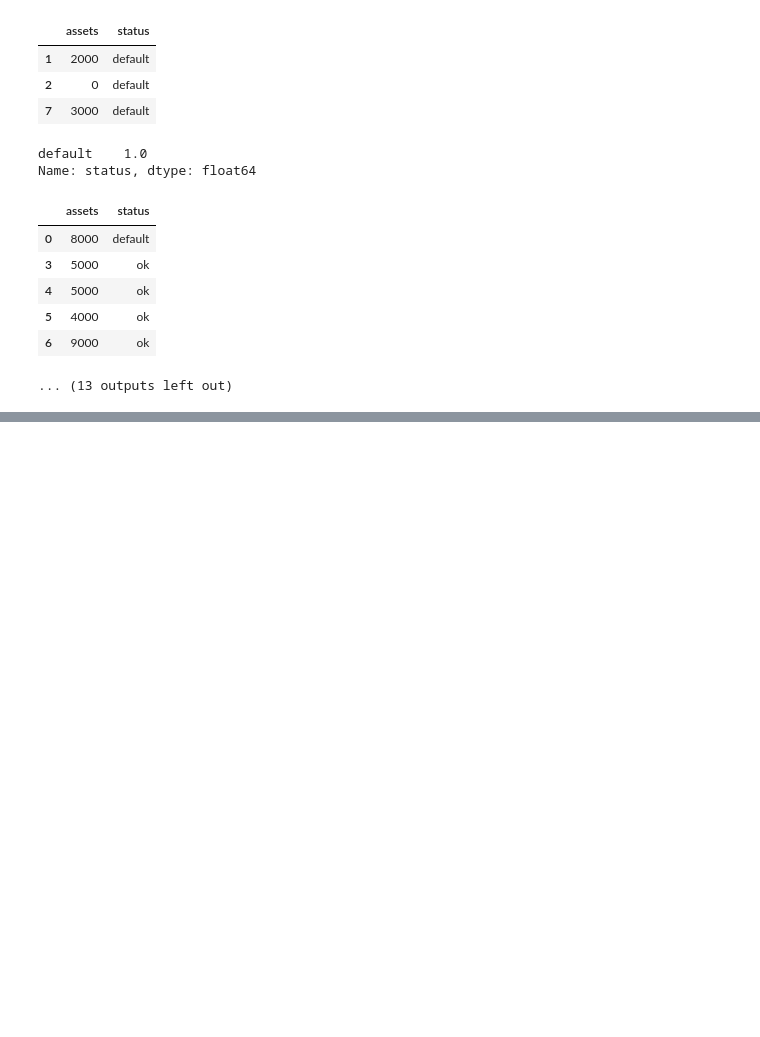
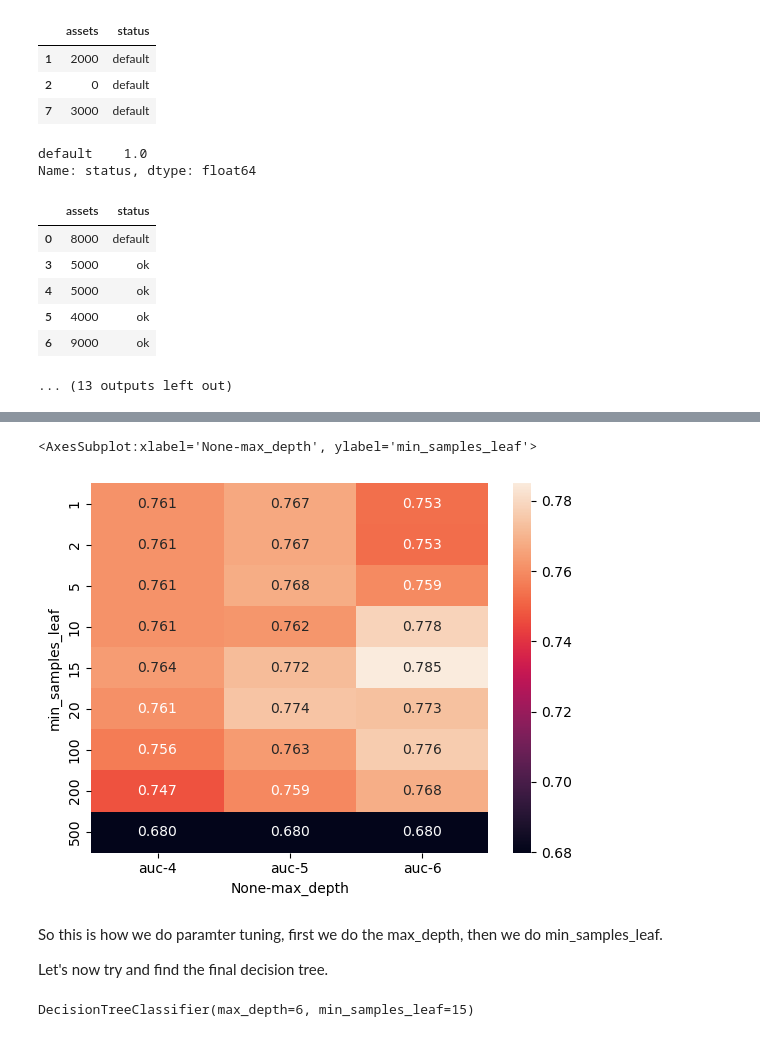
Before and after one commit to bhasarma/mlcoursezoom-camp, a Jupyter notebook: WK06-decision-trees/WEEK-06-notebook.ipynb, the cells around one changed output, grey strips where cells are left out. Drawn from its saved outputs; the diff is of its cells as text; code cells hidden in the pictures; blank space fills up the shorter version.

```diff
--- a/WK06-decision-trees/WEEK-06-notebook.ipynb
+++ b/WK06-decision-trees/WEEK-06-notebook.ipynb
@@ -628,0 +764,11 @@ Missclassification rate is called impurity. This is just one way of measuring im
+# %%
+depths = [1, 2, 3, 4, 5, 6, 10, 15, 20, None]
+
+for depth in depths:
+    dt = DecisionTreeClassifier(max_depth=depth)
+    dt.fit(X_train, y_train)
+
+    y_pred = dt.predict_proba(X_val)[:, 1]
+    auc = roc_auc_score(y_val, y_pred)
+
+    print('%4s -> %.3f' % (depth, auc))
@@ -628,0 +792,16 @@ Missclassification rate is called impurity. This is just one way of measuring im
+# %%
+scores = []
+
+for depth in [4, 5, 6]:
+    for s in [1, 2, 5, 10, 15, 20, 100, 200,  500]:
+        dt = DecisionTreeClassifier(max_depth=depth, min_samples_leaf=s)
+        dt.fit(X_train, y_train)
+
+        y_pred = dt.predict_proba(X_val)[:, 1]
+        auc = roc_auc_score(y_val, y_pred)
+
+        scores.append((depth, s, auc))
+# %%
+columns = ['max_depth', 'min_samples_leaf', 'auc']
+df_scores = pd.DataFrame(scores, columns=columns)
+df_scores.head()
@@ -628,0 +824,3 @@ Missclassification rate is called impurity. This is just one way of measuring im
+# %%
+df_scores_pivot = df_scores.pivot(index='min_samples_leaf', columns=['max_depth'], values=['auc'])
+df_scores_pivot.round(3)
@@ -628,0 +840,14 @@ Missclassification rate is called impurity. This is just one way of measuring im
+# %%
+sns.heatmap(df_scores_pivot, annot=True, fmt=".3f")
+# %% [output]
+<AxesSubplot:xlabel='None-max_depth', ylabel='min_samples_leaf'>
+[figure, added]
+# %% [markdown]
+So this is how we do paramter tuning, first we do the max_depth, then we do min_samples_leaf.
+
+Let's now try and find the final decision tree.
+# %%
+dt = DecisionTreeClassifier(max_depth=6, min_samples_leaf=15)
+dt.fit(X_train, y_train)
+# %% [output]
+DecisionTreeClassifier(max_depth=6, min_samples_leaf=15)
```
Also changed, not shown: parts of 85 cells of this notebook.
